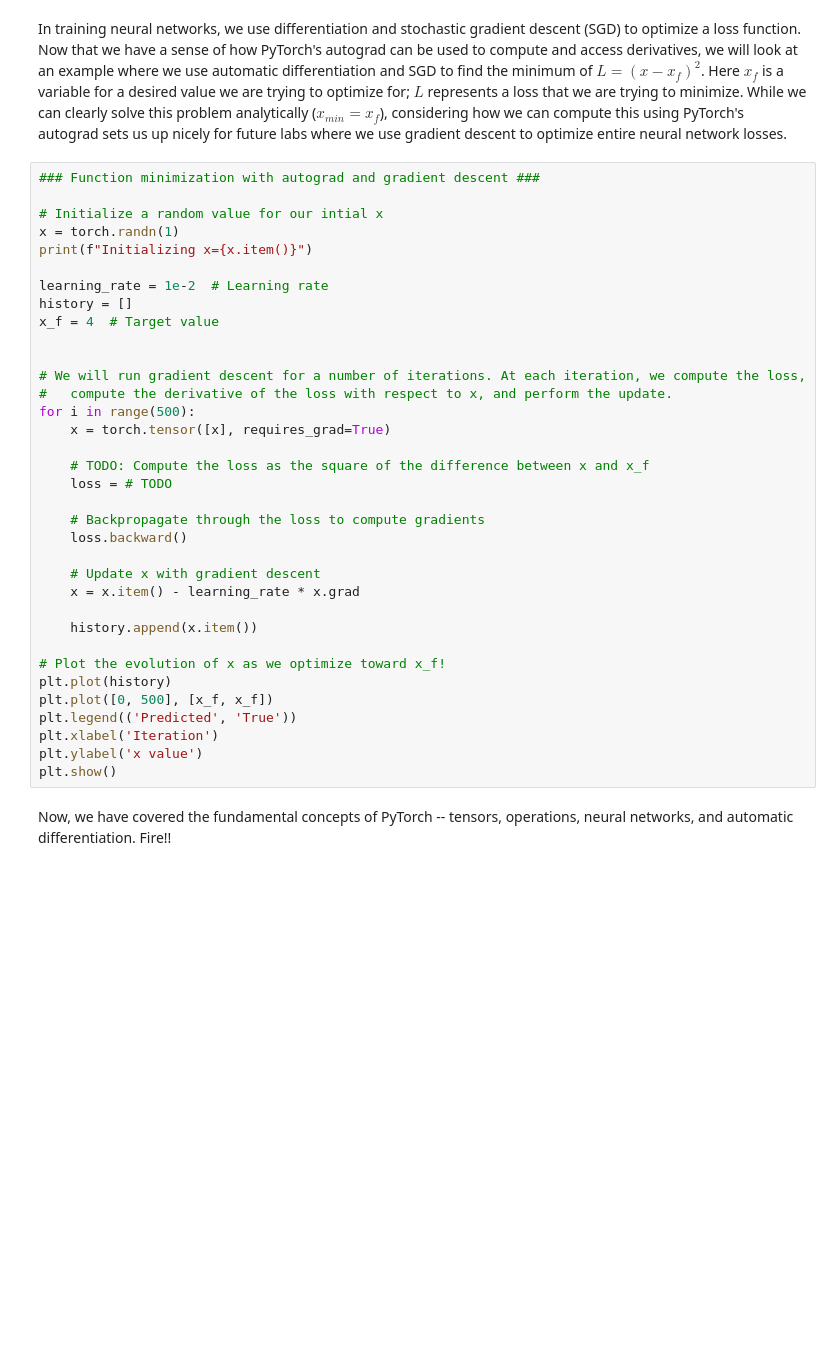
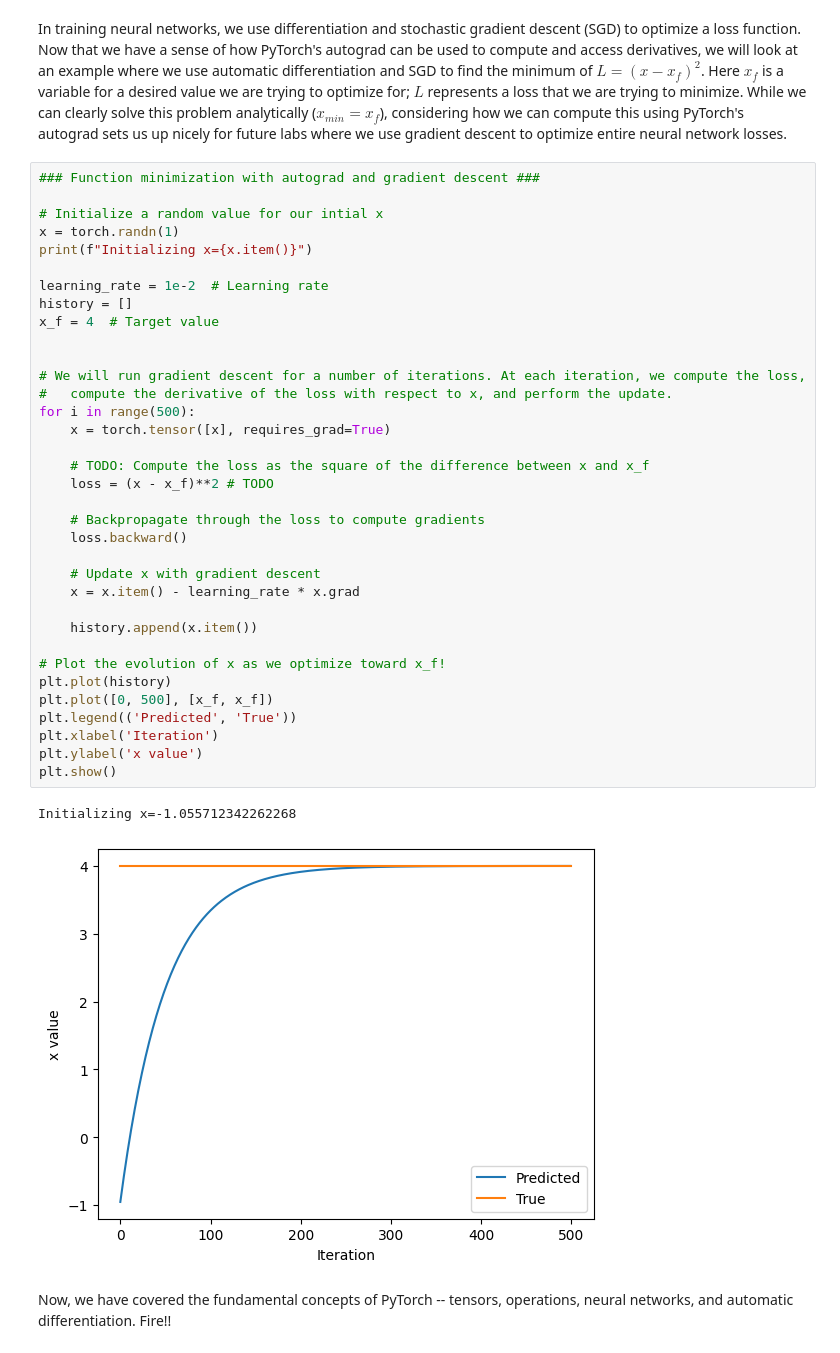
Before and after one commit to funcoderabhay/mitintrotodeeplearning, a Jupyter notebook: lab1/PT_Part1_Intro.ipynb, the cells around one changed output. Drawn from its saved outputs; the diff is of its cells as text; blank space fills up the shorter version.

```diff
--- a/lab1/PT_Part1_Intro.ipynb
+++ b/lab1/PT_Part1_Intro.ipynb
@@ -335,33 +343,36 @@ In training neural networks, we use differentiation and stochastic gradient desc
 x = torch.randn(1)
 print(f"Initializing x={x.item()}")
 
 learning_rate = 1e-2  # Learning rate
 history = []
 x_f = 4  # Target value
 
 
 # We will run gradient descent for a number of iterations. At each iteration, we compute the loss,
 #   compute the derivative of the loss with respect to x, and perform the update.
 for i in range(500):
     x = torch.tensor([x], requires_grad=True)
 
     # TODO: Compute the loss as the square of the difference between x and x_f
-    loss = # TODO
+    loss = (x - x_f)**2 # TODO
 
     # Backpropagate through the loss to compute gradients
     loss.backward()
 
     # Update x with gradient descent
     x = x.item() - learning_rate * x.grad
 
     history.append(x.item())
 
 # Plot the evolution of x as we optimize toward x_f!
 plt.plot(history)
 plt.plot([0, 500], [x_f, x_f])
 plt.legend(('Predicted', 'True'))
 plt.xlabel('Iteration')
 plt.ylabel('x value')
 plt.show()
+# %% [output]
+Initializing x=-1.055712342262268
+[figure, added]
 # %% [markdown]
 Now, we have covered the fundamental concepts of PyTorch -- tensors, operations, neural networks, and automatic differentiation. Fire!!
```
Also changed, not shown: parts of 3 cells of this notebook.
